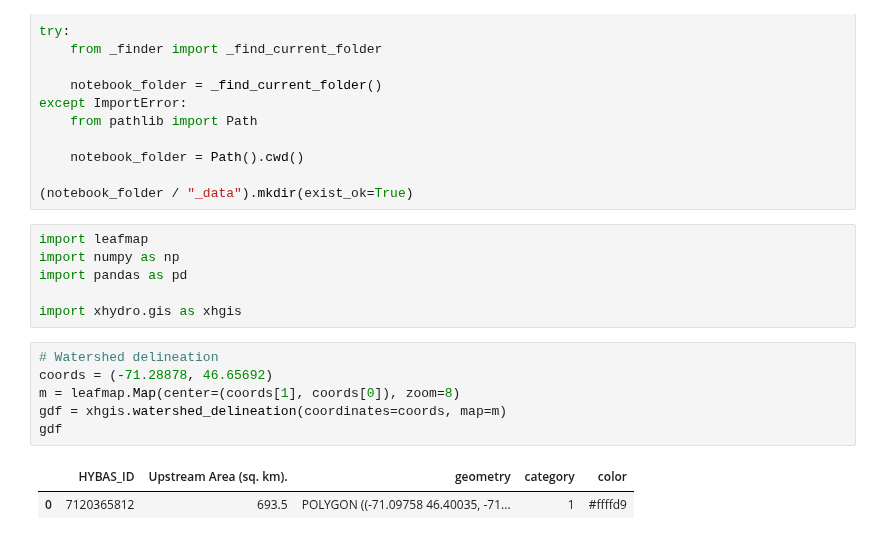
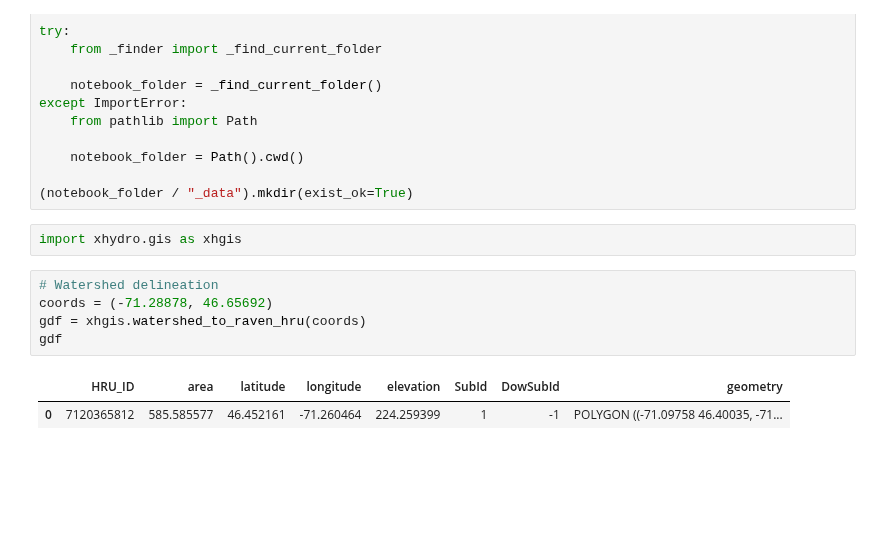
Before and after one commit to hydrologie/xhydro, a Jupyter notebook: docs/notebooks/use_case.ipynb, the cells around one changed output. Drawn from its saved outputs; the diff is of its cells as text; blank space fills up the shorter version.

```diff
--- a/docs/notebooks/use_case.ipynb
+++ b/docs/notebooks/use_case.ipynb
@@ -46,18 +43,13 @@ except ImportError:
 
 (notebook_folder / "_data").mkdir(exist_ok=True)
 # %%
-import leafmap
-import numpy as np
-import pandas as pd
-
 import xhydro.gis as xhgis
 # %%
 # Watershed delineation
 coords = (-71.28878, 46.65692)
-m = leafmap.Map(center=(coords[1], coords[0]), zoom=8)
-gdf = xhgis.watershed_delineation(coordinates=coords, map=m)
+gdf = xhgis.watershed_to_raven_hru(coords)
 gdf
 # %% [output]
-|  | HYBAS_ID | Upstream Area (sq. km). | geometry | category | color |
-| 0 | 7120365812 | 693.5 | POLYGON ((-71.09758 46.40035, -71... | 1 | #ffffd9 |
+|  | HRU_ID | area | latitude | longitude | elevation | SubId | DowSubId | geometry |
+| 0 | 7120365812 | 585.585577 | 46.452161 | -71.260464 | 224.259399 | 1 | -1 | POLYGON ((-71.09758 46.40035, -71... |
 # %% [markdown]
```
Also changed, not shown: parts of 92 cells of this notebook, 3 other files.
